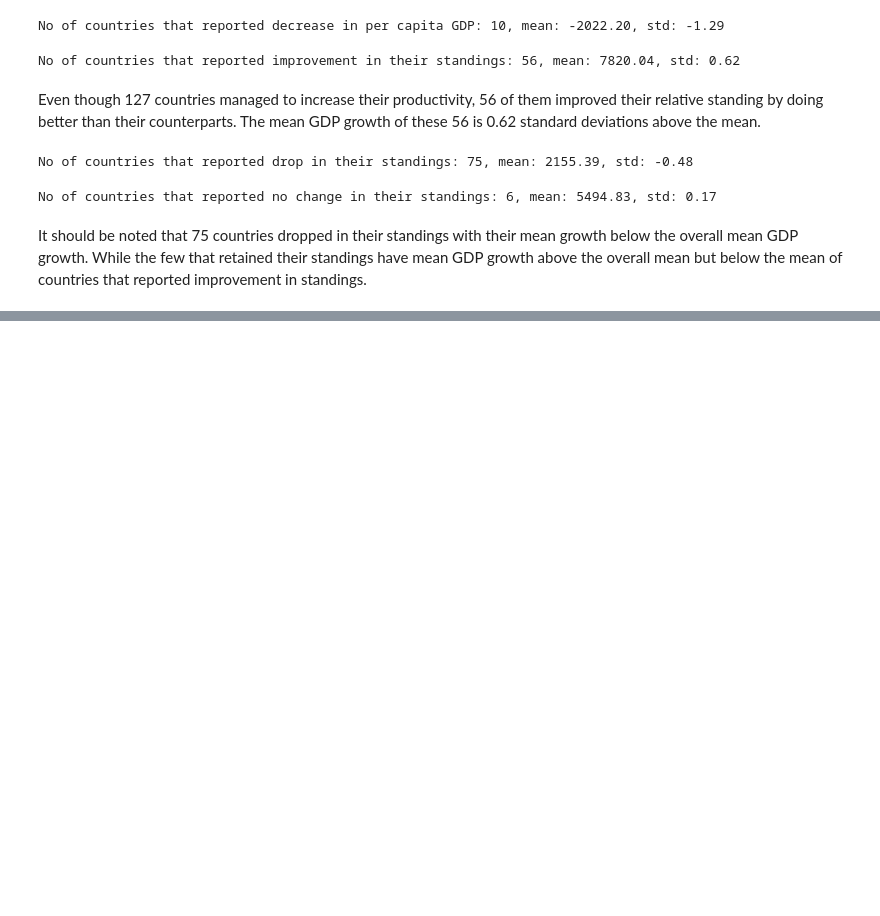
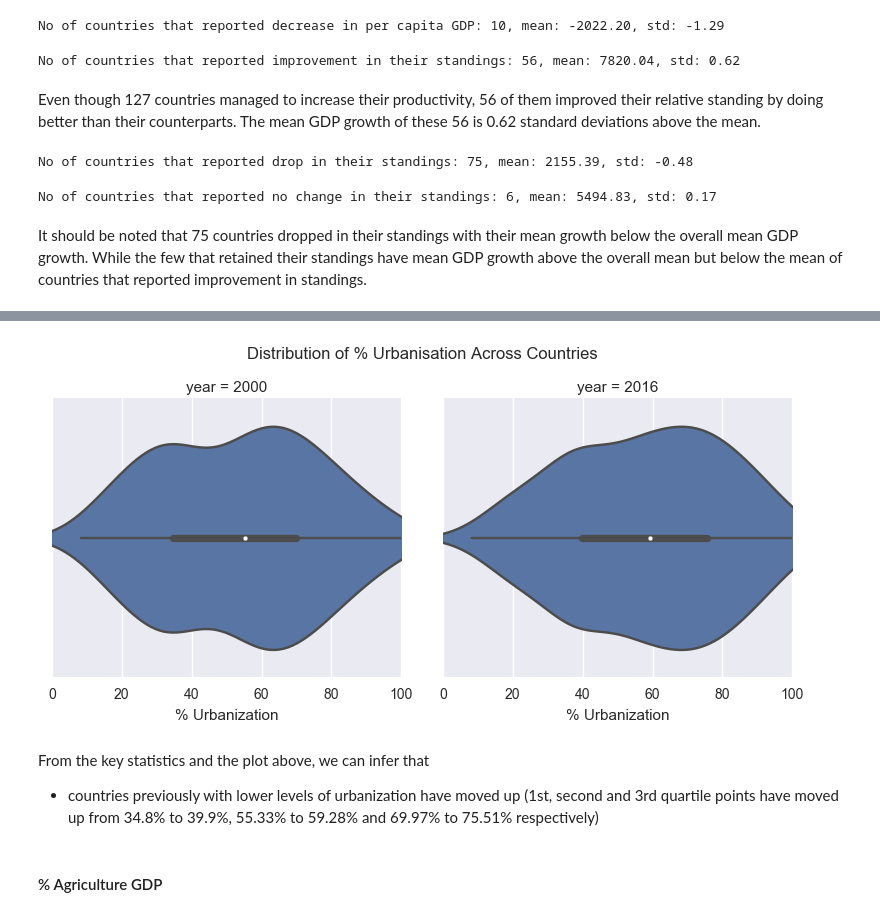
Before and after one commit to sankarchn/development-data-analysis, a Jupyter notebook: gapminder-world-analysis-v2.ipynb, the cells around one changed output, grey strips where cells are left out. Drawn from its saved outputs; the diff is of its cells as text; code cells hidden in the pictures; blank space fills up the shorter version.

```diff
--- a/gapminder-world-analysis-v2.ipynb
+++ b/gapminder-world-analysis-v2.ipynb
@@ -736,0 +709,9 @@ In this project, we analyzed global development indicators made available by Wor
+# %%
+plot_violins (urb_key, "Distribution of % Urbanisation Across Countries", 0, 100)
+# %% [output]
+[figure, added]
+# %% [markdown]
+From the key statistics and the plot above, we can infer that
+- countries previously with lower levels of urbanization have moved up (1st, second and 3rd quartile points have moved up from 34.8% to 39.9%, 55.33% to 59.28% and 69.97% to 75.51% respectively)
+# %% [markdown]
+#### % Agriculture GDP
```
Also changed, not shown: parts of 46 cells of this notebook.
